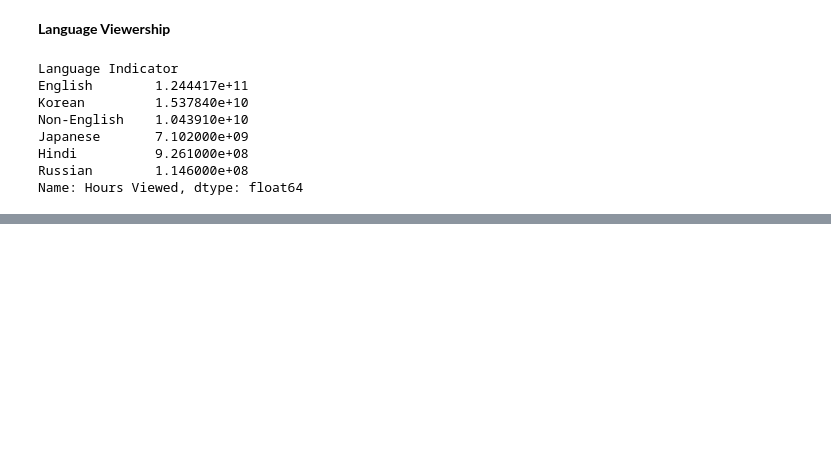
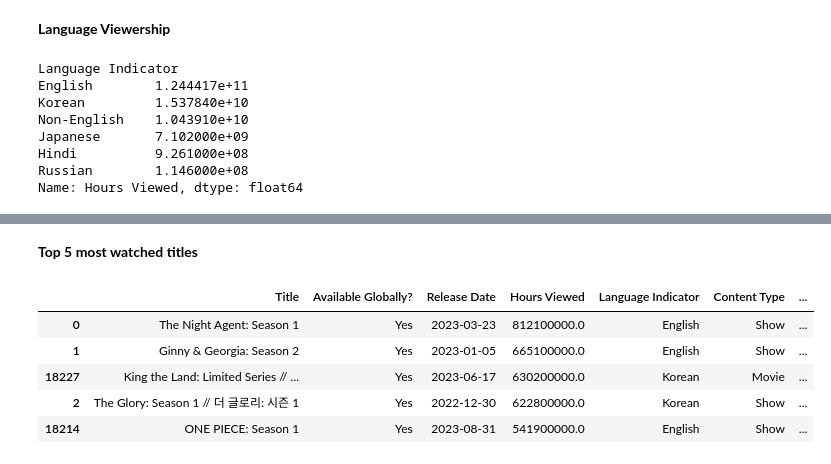
Before and after one commit to zilmarij/NetflixContentStrategyAnalysis, a Jupyter notebook: main.ipynb, the cells around one changed output, grey strips where cells are left out. Drawn from its saved outputs; the diff is of its cells as text; code cells hidden in the pictures; blank space fills up the shorter version.

```diff
--- a/main.ipynb
+++ b/main.ipynb
@@ -70,0 +103,12 @@ language_viewership.plot(kind='bar', color=['purple','blue','green','yellow','or
+# %% [markdown]
+**Top 5 most watched titles**
+# %%
+top_5_titles = netflix_data.nlargest(5,'Hours Viewed')
+top_5_titles
+# %% [output]
+|  | Title | Available Globally? | Release Date | Hours Viewed | Language Indicator | Content Type | ... |
+| 0 | The Night Agent: Season 1 | Yes | 2023-03-23 | 812100000.0 | English | Show | ... |
+| 1 | Ginny & Georgia: Season 2 | Yes | 2023-01-05 | 665100000.0 | English | Show | ... |
+| 18227 | King the Land: Limited Series // ... | Yes | 2023-06-17 | 630200000.0 | Korean | Movie | ... |
+| 2 | The Glory: Season 1 // 더 글로리: 시즌 1 | Yes | 2022-12-30 | 622800000.0 | Korean | Show | ... |
+| 18214 | ONE PIECE: Season 1 | Yes | 2023-08-31 | 541900000.0 | English | Show | ... |
```
Also changed, not shown: parts of 10 cells of this notebook.
